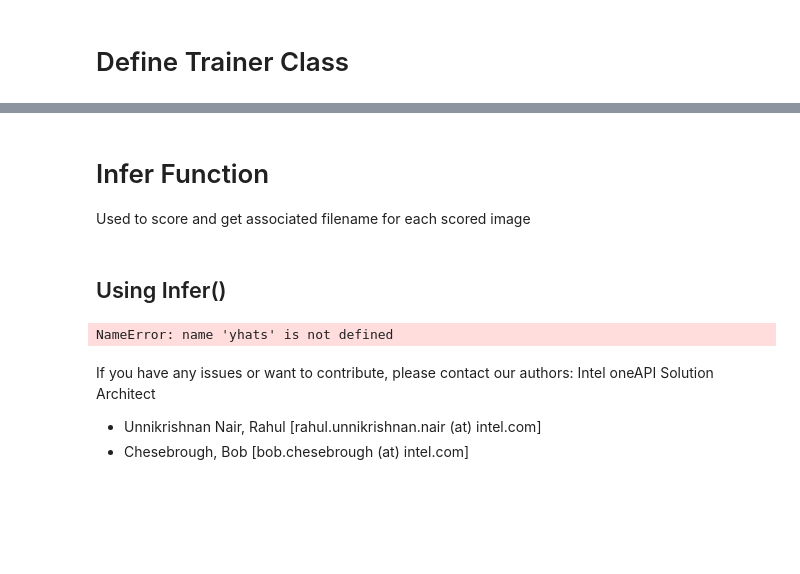
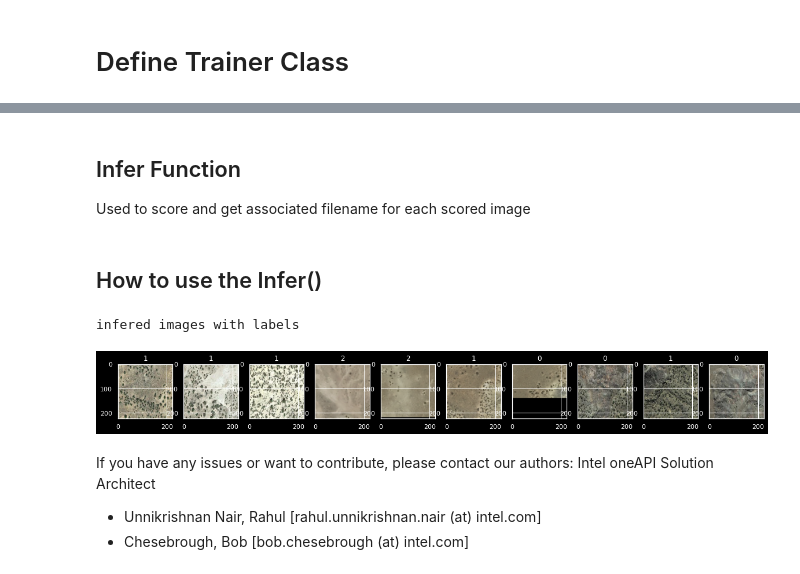
Before and after one commit to IntelSoftware/Jurassic, a Jupyter notebook: 07_BuildTrainScorePyTorchModel.ipynb, the cells around one changed output, grey strips where cells are left out. Drawn from its saved outputs; the diff is of its cells as text; code cells hidden in the pictures; blank space fills up the shorter version.

```diff
--- a/07_BuildTrainScorePyTorchModel.ipynb
+++ b/07_BuildTrainScorePyTorchModel.ipynb
@@ -221,7 +217,10 @@ class DinosourBoneFinder(nn.Module):
                 nn.Linear(self.network.fc.in_features, 256),
                 nn.ReLU(),
                 nn.Dropout(0.6),
-                nn.Linear(256, 3),
+                nn.Linear(
+                    256, 3
+                ),  # here we are using 3 for `out_features` as the image given
+                # to the model can be one of 3 classes (0 - no bone, 1 - bone possible, 2 - bone likely)
             )
 
     def forward(self, x_batch):
@@ -416,4 +463,4 @@ Use this to load a previously created model
 # %%
-modelName = 'resnet18_3Class_RN'
-modelRead = torch.jit.load(f'models/{modelName}.pt')
-modelRead.eval()
+model_name = "resnet18_3Class_RN"
+model_read = torch.jit.load(f"models/{model_name}.pt")
+model_read.eval()
@@ -420,12 +485,15 @@ modelRead.eval()
 # %% [markdown]
-# Infer Function
+## Infer Function
 
 Used to score and get associated filename for each scored image
 # %%
 class ImageFolderWithPaths(datasets.ImageFolder):
+    """custom ImageFolder to get the filepaths along with the image and label data."""
+
     def __getitem__(self, index):
         paths = ((self.imgs[index][0]),)
         return super().__getitem__(index) + paths
+
 
 def infer(model, data_path: str):
     """give trained `model` & `data_path` where images whose
@@ -434,6 +502,11 @@ def infer(model, data_path: str):
     `data_path`: path to data eg. ./test/<random_class>/*.png
     it's important to have a folder with a`random class` name as ImgFolder
     expects it.
+
+    returns: (
+        images: images loaded from disk for inferece,
+        yhats: predicted labels
+        paths: image file-path on disk        )
     """
     transform = transforms.Compose(
         [transforms.ToTensor(), transforms.Normalize(*imagenet_stats)]
@@ -455,5 +528,5 @@ def infer(model, data_path: str):
         images.extend(imgs.data.cpu())
     return images, yhats, paths
 # %% [markdown]
-## Using Infer()
+## How to use the Infer()
 # %%
@@ -461,21 +534,16 @@ def infer(model, data_path: str):
 !mkdir  data/ThreeClassManualRemove0s/test/unknown
 !cp data/DinosaurNationalMonument/20220514/224/*.jpg data/ThreeClassManualRemove0s/test/unknown/
 # %%
-# images, yhats, img_paths = infer(model, data_path="./data/ThreeClassManualRemove0s/test/")
-# infer_dataloader = DataLoader([*zip(images, yhats)], batch_size=100, shuffle=False)
-# print("infered images with labels")
-# show_data(infer_dataloader, imagenet_stats, 10, figsize=(20, 8))
-
-input_size = 224
 imagenet_stats = [[0.485, 0.456, 0.406], [0.229, 0.224, 0.225]]
-images, yhats, img_paths = infer(modelRead, data_path="./data/ThreeClassManualRemove0s/test/")
+images, yhats, img_paths = infer(
+    model_read, data_path="./data/ThreeClassManualRemove0s/test/"
+)
 infer_dataloader = DataLoader([*zip(images, yhats)], batch_size=100, shuffle=False)
 print("infered images with labels")
 show_data(infer_dataloader, imagenet_stats, 10, figsize=(20, 8))
+# %% [output]
+infered images with labels
+[figure, added]
-# %%
-list(zip(yhats, img_paths))
-# %% [output]
-NameError: name 'yhats' is not defined
 # %% [markdown]
 If you have any issues or want to contribute, please contact our authors:
 Intel oneAPI Solution Architect
```
Also changed, not shown: parts of 36 cells of this notebook.
